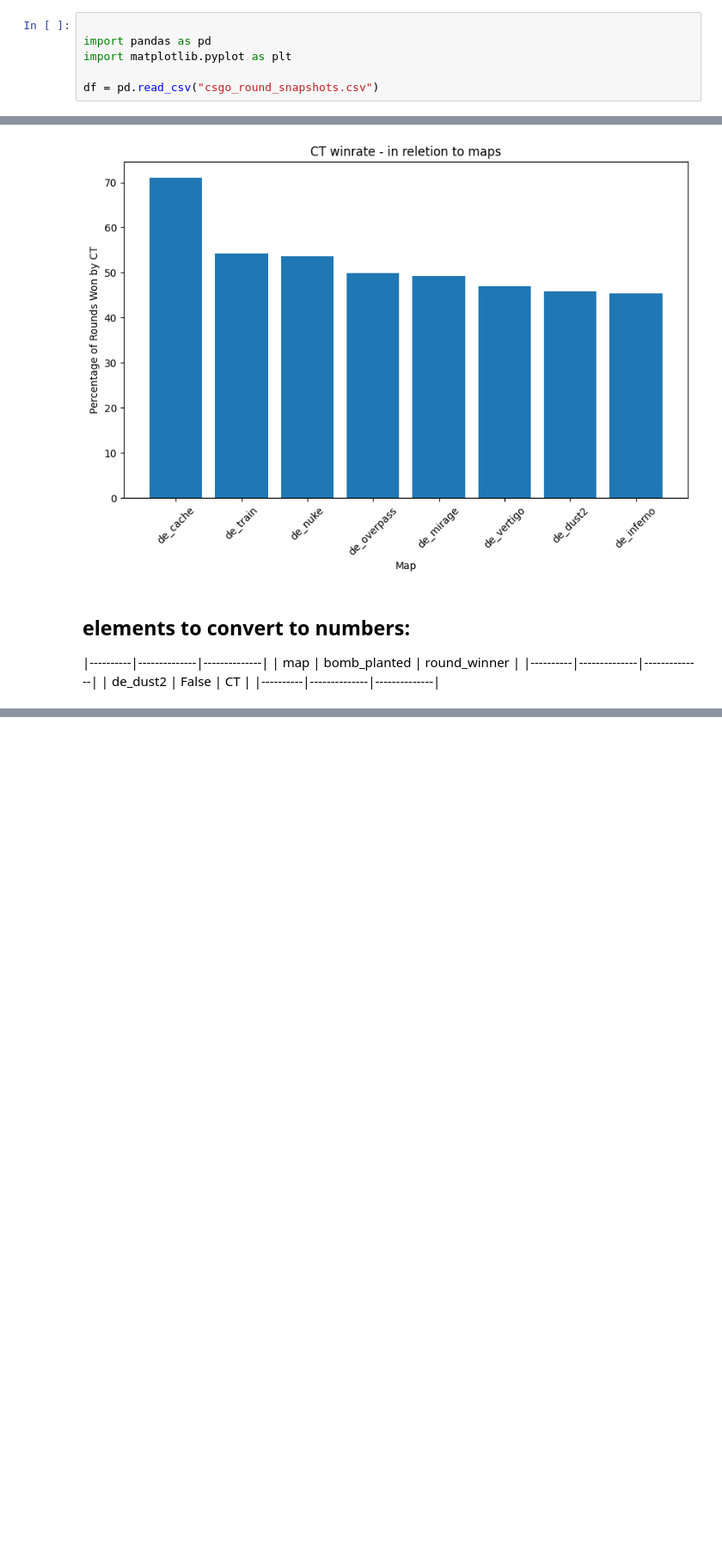
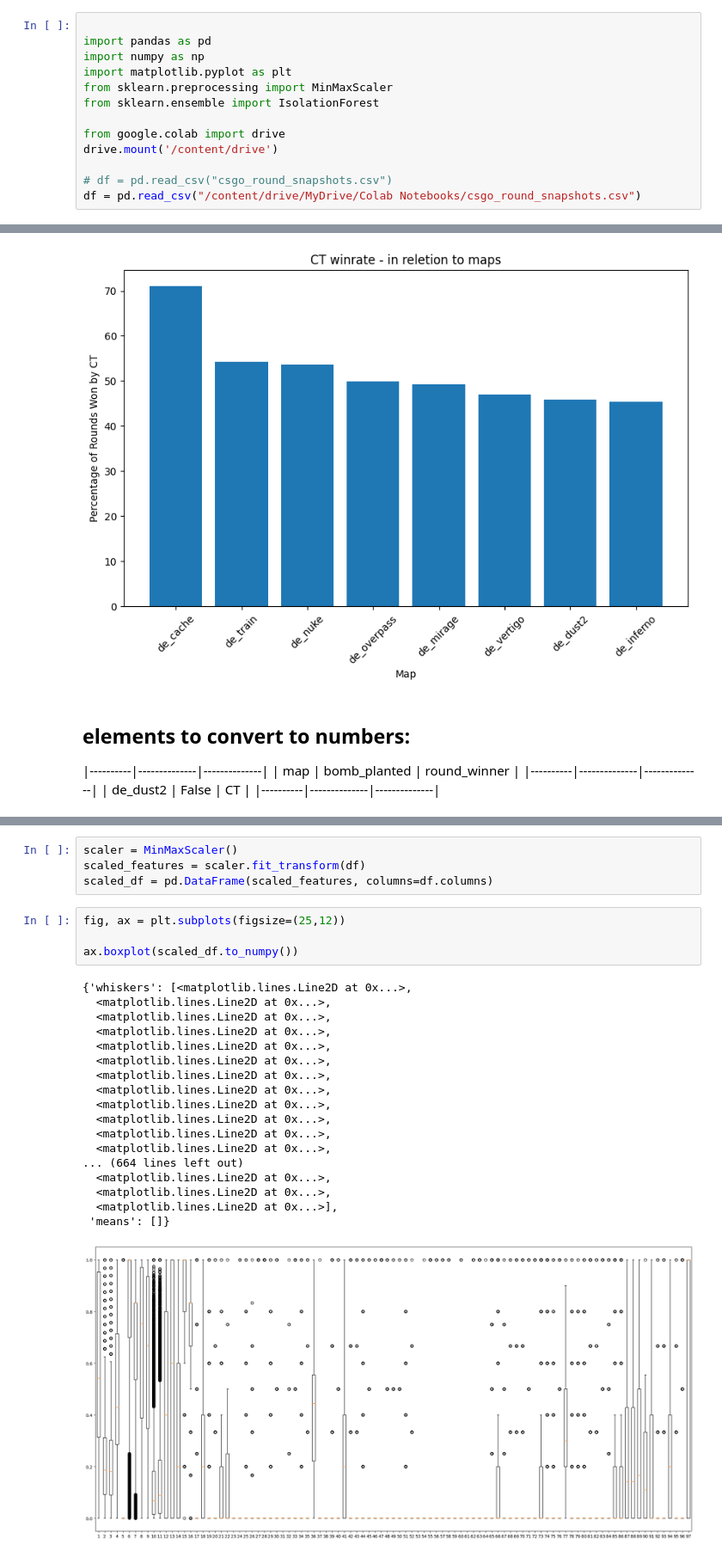
Before and after one commit to JarKolod/csgo_predictions, a Jupyter notebook: UM_projekt_.ipynb, the cells around one changed output, grey strips where cells are left out. Shown at 86% size. Cells and saved outputs as stored; diff of their text form; blank space fills up the shorter version.

```diff
--- a/UM_projekt_.ipynb
+++ b/UM_projekt_.ipynb
@@ -1,6 +1,13 @@
 # %%
 
 import pandas as pd
+import numpy as np
 import matplotlib.pyplot as plt
+from sklearn.preprocessing import MinMaxScaler
+from sklearn.ensemble import IsolationForest
 
-df = pd.read_csv("csgo_round_snapshots.csv")
+from google.colab import drive
+drive.mount('/content/drive')
+
+# df = pd.read_csv("csgo_round_snapshots.csv")
+df = pd.read_csv("/content/drive/MyDrive/Colab Notebooks/csgo_round_snapshots.csv")
@@ -164,0 +162,27 @@ Name: round_winner, dtype: int64
+# %%
+scaler = MinMaxScaler()
+scaled_features = scaler.fit_transform(df)
+scaled_df = pd.DataFrame(scaled_features, columns=df.columns)
+# %%
+fig, ax = plt.subplots(figsize=(25,12))
+
+ax.boxplot(scaled_df.to_numpy())
+# %% [output]
+{'whiskers': [<matplotlib.lines.Line2D at 0x...>,
+  <matplotlib.lines.Line2D at 0x...>,
+  <matplotlib.lines.Line2D at 0x...>,
+  <matplotlib.lines.Line2D at 0x...>,
+  <matplotlib.lines.Line2D at 0x...>,
+  <matplotlib.lines.Line2D at 0x...>,
+  <matplotlib.lines.Line2D at 0x...>,
+  <matplotlib.lines.Line2D at 0x...>,
+  <matplotlib.lines.Line2D at 0x...>,
+  <matplotlib.lines.Line2D at 0x...>,
+  <matplotlib.lines.Line2D at 0x...>,
+  <matplotlib.lines.Line2D at 0x...>,
+... (664 lines left out)
+  <matplotlib.lines.Line2D at 0x...>,
+  <matplotlib.lines.Line2D at 0x...>,
+  <matplotlib.lines.Line2D at 0x...>],
+ 'means': []}
+[figure, added]
```
Also changed, not shown: parts of 15 cells of this notebook, 2 other files.
